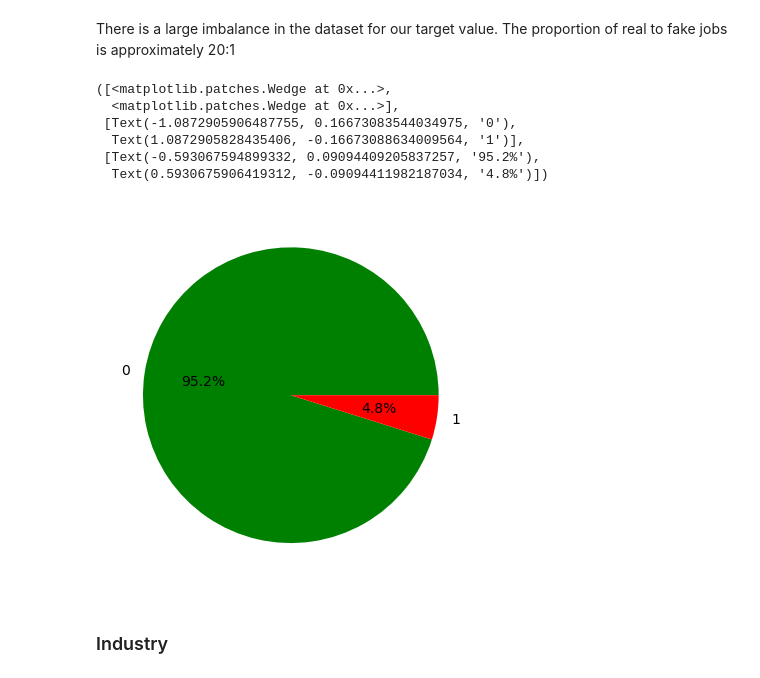
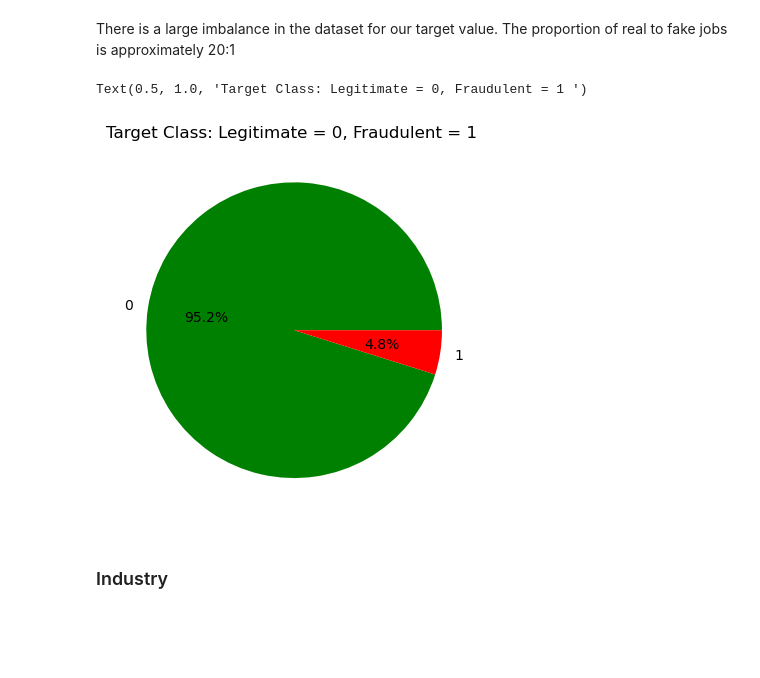
Before and after one commit to ecw70574/dsci2_final_project, a Jupyter notebook: Fake_Job_Postings.ipynb, the cells around one changed output. Drawn from its saved outputs; the diff is of its cells as text; code cells hidden in the pictures; blank space fills up the shorter version.

Commit message:
some better plots

```diff
--- a/Fake_Job_Postings.ipynb
+++ b/Fake_Job_Postings.ipynb
@@ -108,15 +108,11 @@ There is a large imbalance in the dataset for our target value. The proportion o
 # %%
 fraud_counts = jobs['fraudulent'].value_counts()
 colors = ['green', 'red']
 plt.pie(fraud_counts, labels=fraud_counts.index, autopct='%1.1f%%', colors = colors)
+plt.title("Target Class: Legitimate = 0, Fraudulent = 1 ")
 # %% [output]
-([<matplotlib.patches.Wedge at 0x...>,
-  <matplotlib.patches.Wedge at 0x...>],
- [Text(-1.0872905906487755, 0.16673083544034975, '0'),
-  Text(1.0872905828435406, -0.16673088634009564, '1')],
- [Text(-0.593067594899332, 0.09094409205837257, '95.2%'),
-  Text(0.5930675906419312, -0.09094411982187034, '4.8%')])
+Text(0.5, 1.0, 'Target Class: Legitimate = 0, Fraudulent = 1 ')
-[figure, old version]
+[figure, new version]
 # %% [markdown]
 ### Industry
 # %%
```
Also changed, not shown: parts of 8 cells of this notebook.
